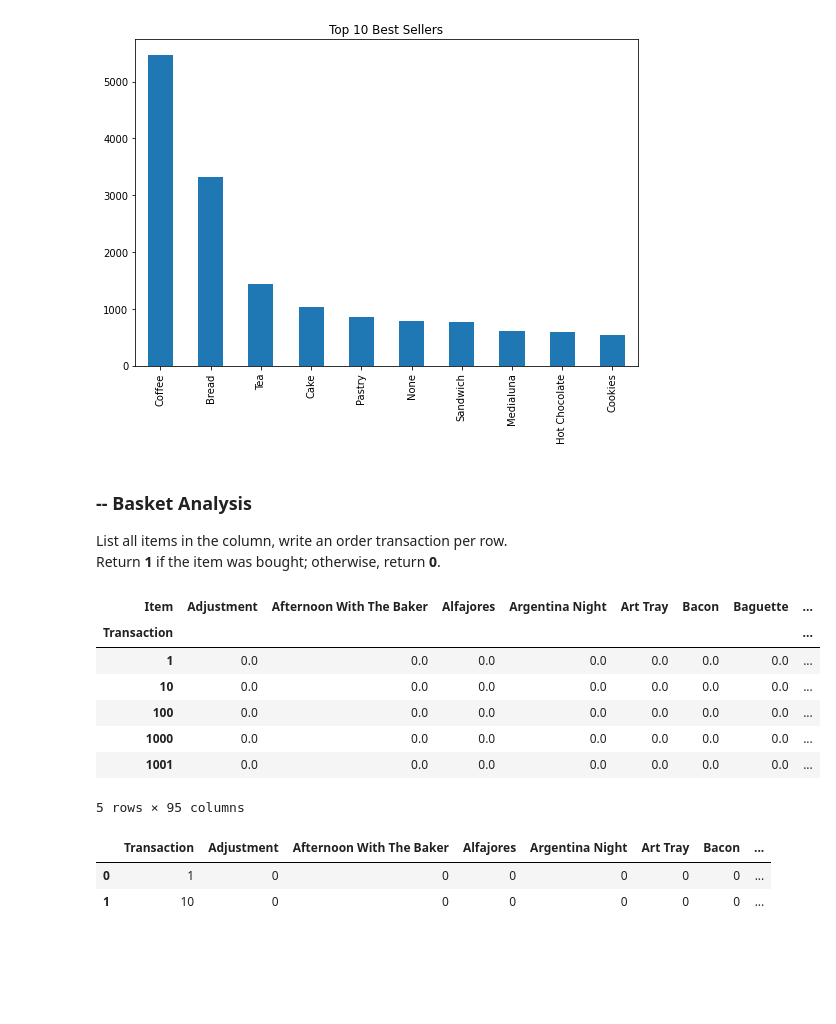
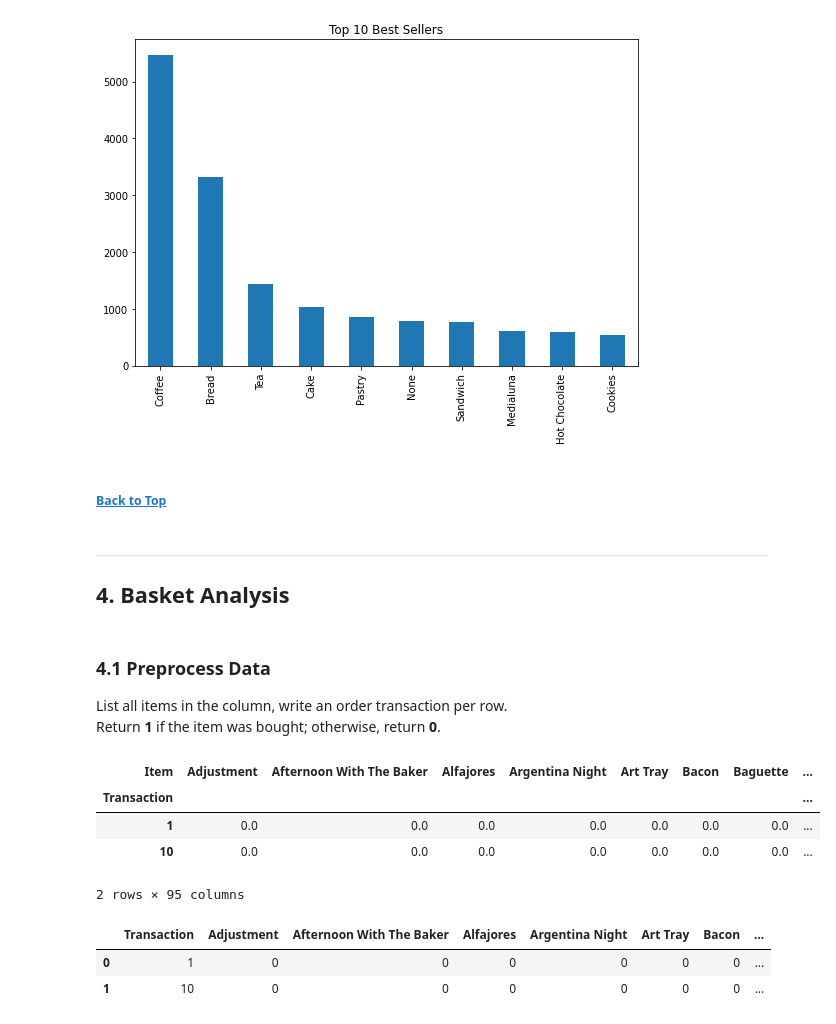
Before and after one commit to jialinwujw/python.projects, a Jupyter notebook: market_basket_analysis/market_basket_analysis.ipynb, the cells around one changed output. Drawn from its saved outputs; the diff is of its cells as text; code cells hidden in the pictures; blank space fills up the shorter version.

Commit message:
Add Table of Contents

```diff
--- a/market_basket_analysis/market_basket_analysis.ipynb
+++ b/market_basket_analysis/market_basket_analysis.ipynb
@@ -36,0 +60,6 @@ dtype: object
+# %%
+# Remove rows with null values
+## As there are no nulls in this dataset, this function won't affect it
+## Keeping the code here makes it applicable to different datasets
+df.dropna(inplace=True)
+print('There are ' +str(len(df)) + ' observations')
@@ -48,26 +88,28 @@ plt.title('Top 10 Best Sellers') # Add plot title
 # %% [output]
 Text(0.5, 1.0, 'Top 10 Best Sellers')
 [figure]
+# %% [markdown]
+##### [Back to Top](#Top)
+# %% [markdown]
+---
+## 4. Basket Analysis<a id=4></a>
 # %% [markdown]
-### -- Basket Analysis
+### 4.1 Preprocess Data<a id=4.1></a>
 List all items in the column, write an order transaction per row. <br>
 Return **1** if the item was bought; otherwise, return **0**.
 # %%
 # basket_df = pd.DataFrame()
 basket_df = (df
                     .groupby(['Transaction','Item'])['Transaction']
                     .nunique().unstack().reset_index().fillna(0)
                     .set_index('Transaction'))
-basket_df.head()
+basket_df.head(2)
 # %% [output]
 | Item | Adjustment | Afternoon With The Baker | Alfajores | Argentina Night | Art Tray | Bacon | Baguette | ... |
 | Transaction |  |  |  |  |  |  |  | ... |
 | 1 | 0.0 | 0.0 | 0.0 | 0.0 | 0.0 | 0.0 | 0.0 | ... |
 | 10 | 0.0 | 0.0 | 0.0 | 0.0 | 0.0 | 0.0 | 0.0 | ... |
-| 100 | 0.0 | 0.0 | 0.0 | 0.0 | 0.0 | 0.0 | 0.0 | ... |
-| 1000 | 0.0 | 0.0 | 0.0 | 0.0 | 0.0 | 0.0 | 0.0 | ... |
-| 1001 | 0.0 | 0.0 | 0.0 | 0.0 | 0.0 | 0.0 | 0.0 | ... |
-5 rows × 95 columns
+2 rows × 95 columns
 # %%
 basket_df_1 = basket_df.astype(int)
 basket_df_1 = basket_df_1.reset_index().rename_axis(None, axis=1)
```
Also changed, not shown: parts of 22 cells of this notebook.
